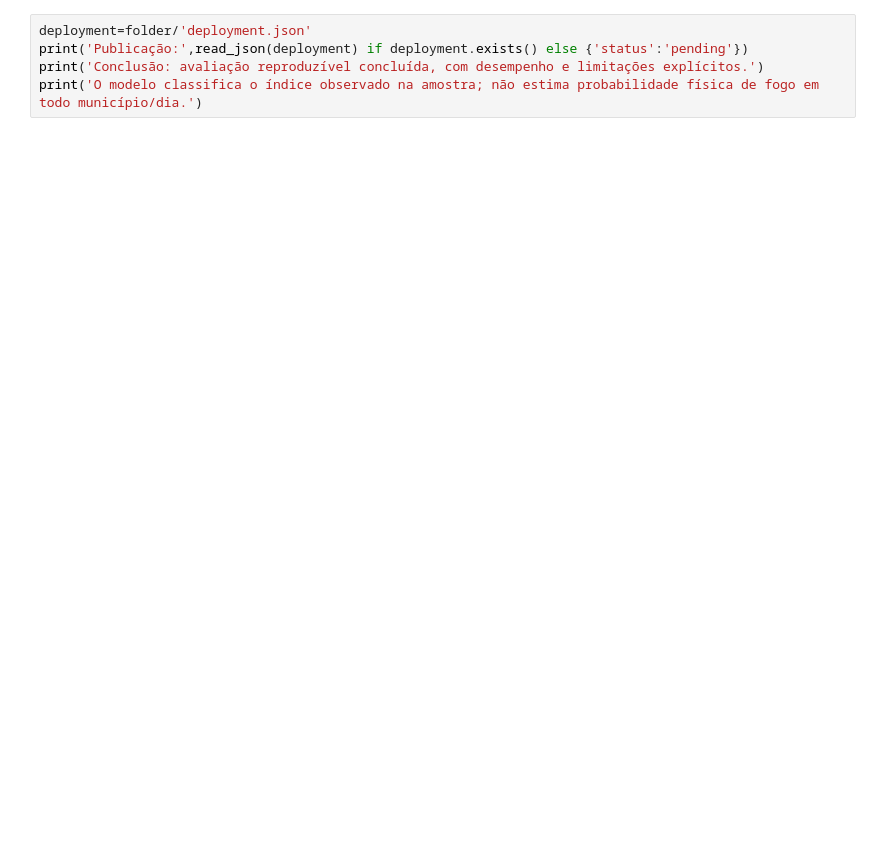
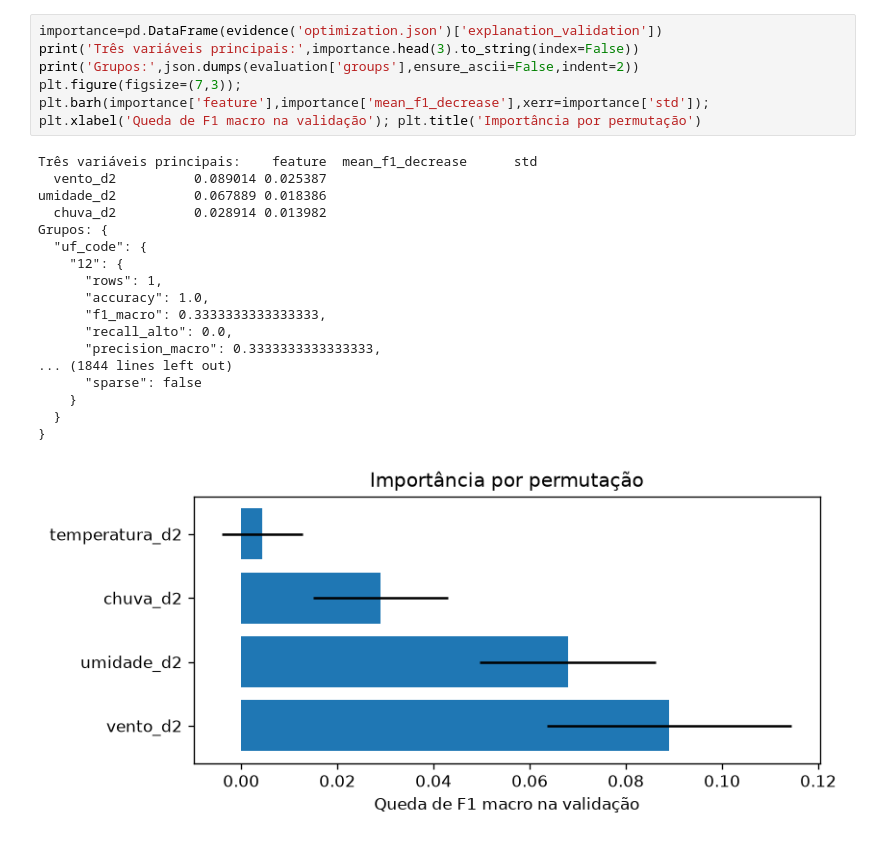
Before and after one commit to Diegopesmac/mba-risco-incendios, a Jupyter notebook: notebooks/04_projeto_final_curso.ipynb, the cells around one changed output. Drawn from its saved outputs; the diff is of its cells as text; blank space fills up the shorter version.

```diff
--- a/notebooks/04_projeto_final_curso.ipynb
+++ b/notebooks/04_projeto_final_curso.ipynb
@@ -112,5 +61,24 @@ API FastAPI com contrato de entrada, rejeição de dados inválidos, identifica
-# %%
-deployment=folder/'deployment.json'
-print('Publicação:',read_json(deployment) if deployment.exists() else {'status':'pending'})
-print('Conclusão: avaliação reproduzível concluída, com desempenho e limitações explícitos.')
-print('O modelo classifica o índice observado na amostra; não estima probabilidade física de fogo em todo município/dia.')
+# %%
+importance=pd.DataFrame(evidence('optimization.json')['explanation_validation'])
+print('Três variáveis principais:',importance.head(3).to_string(index=False))
+print('Grupos:',json.dumps(evaluation['groups'],ensure_ascii=False,indent=2))
+plt.figure(figsize=(7,3)); plt.barh(importance['feature'],importance['mean_f1_decrease'],xerr=importance['std']); plt.xlabel('Queda de F1 macro na validação'); plt.title('Importância por permutação')
+# %% [output]
+Três variáveis principais:    feature  mean_f1_decrease      std
+  vento_d2          0.089014 0.025387
+umidade_d2          0.067889 0.018386
+  chuva_d2          0.028914 0.013982
+Grupos: {
+  "uf_code": {
+    "12": {
+      "rows": 1,
+      "accuracy": 1.0,
+      "f1_macro": 0.3333333333333333,
+      "recall_alto": 0.0,
+      "precision_macro": 0.3333333333333333,
+... (1844 lines left out)
+      "sparse": false
+    }
+  }
+}
+[figure, added]
```
Also changed, not shown: parts of 21 cells of this notebook, 33 other files.
